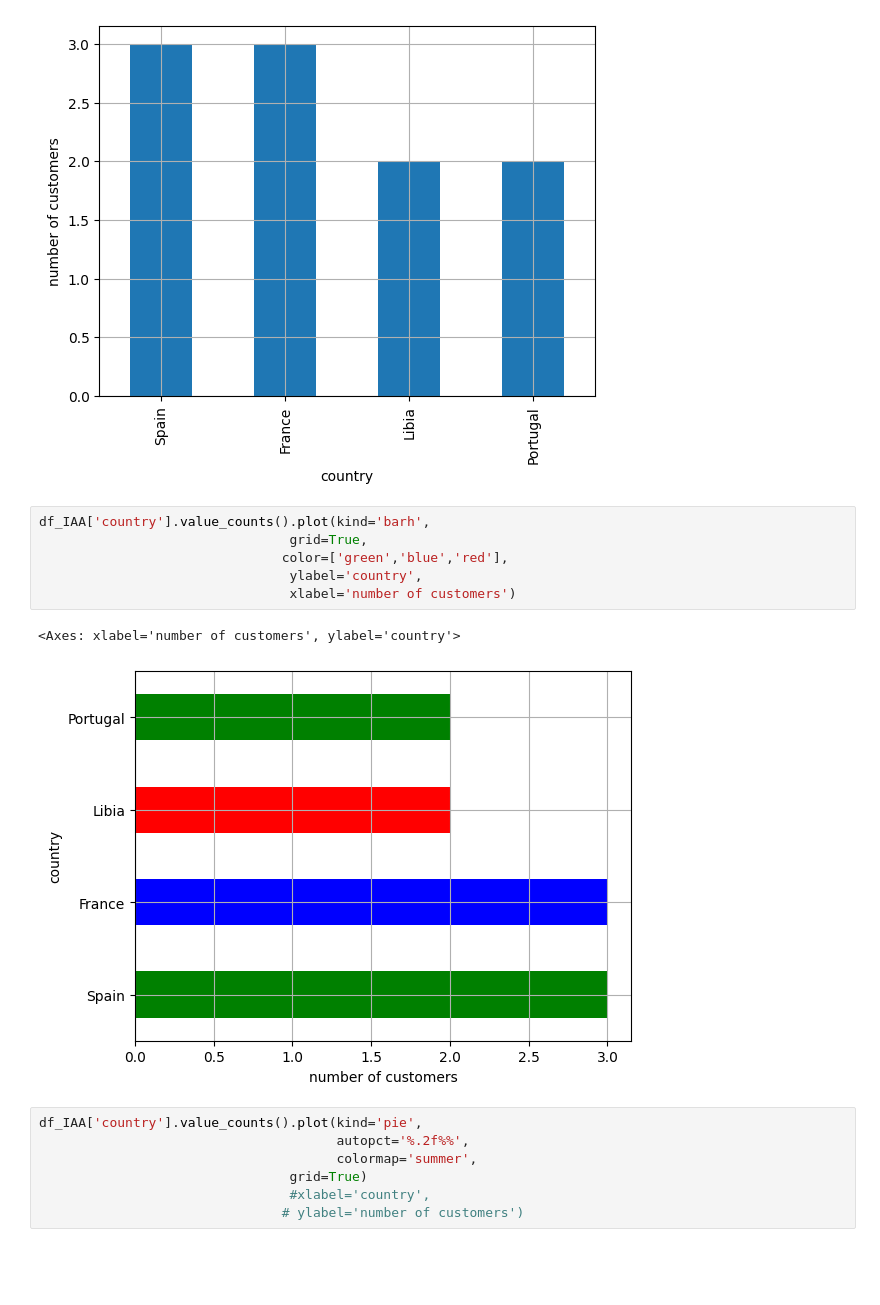
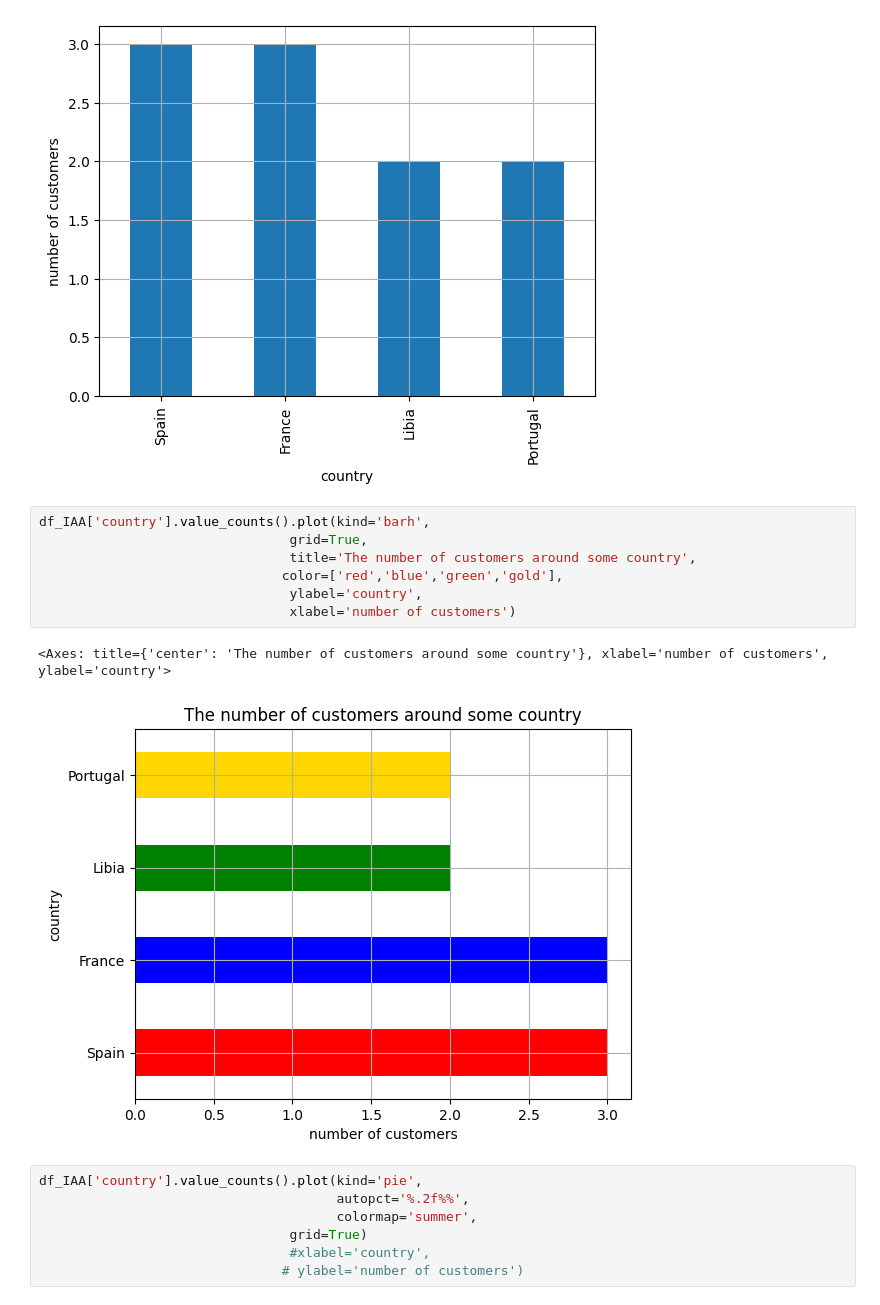
Before and after one commit to intisar2024/master_ITM, a Jupyter notebook: Assesment_M04.ipynb, the cells around one changed output. Saved outputs shown, nothing was run; the diff lists cells and outputs as text; blank space fills up the shorter version.

```diff
--- a/Assesment_M04.ipynb
+++ b/Assesment_M04.ipynb
@@ -210,12 +210,13 @@ df_jvg['country'].value_counts().plot(kind='bar',
 # %%
 df_IAA['country'].value_counts().plot(kind='barh',
                                 grid=True,
-                               color=['green','blue','red'],
+                                title='The number of customers around some country',
+                               color=['red','blue','green','gold'],
                                 ylabel='country',
                                 xlabel='number of customers')
 # %% [output]
-<Axes: xlabel='number of customers', ylabel='country'>
+<Axes: title={'center': 'The number of customers around some country'}, xlabel='number of customers', ylabel='country'>
-[figure, old version]
+[figure, new version]
 # %%
 df_IAA['country'].value_counts().plot(kind='pie',
                                       autopct='%.2f%%',
```
